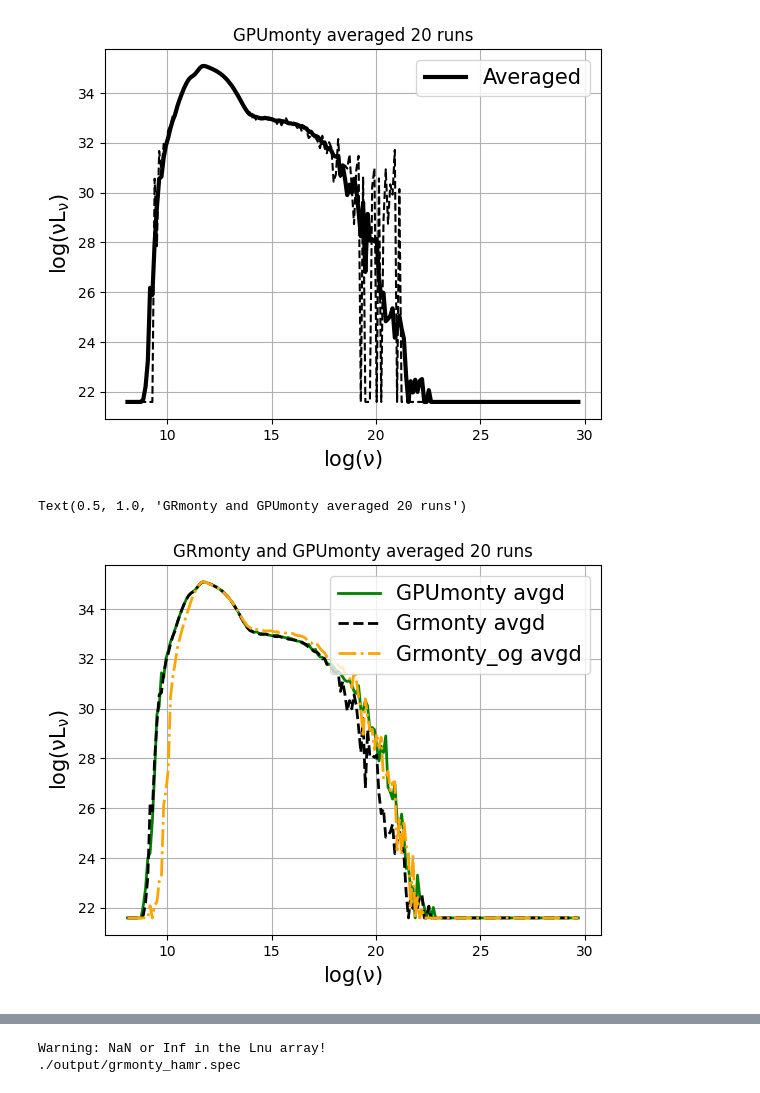
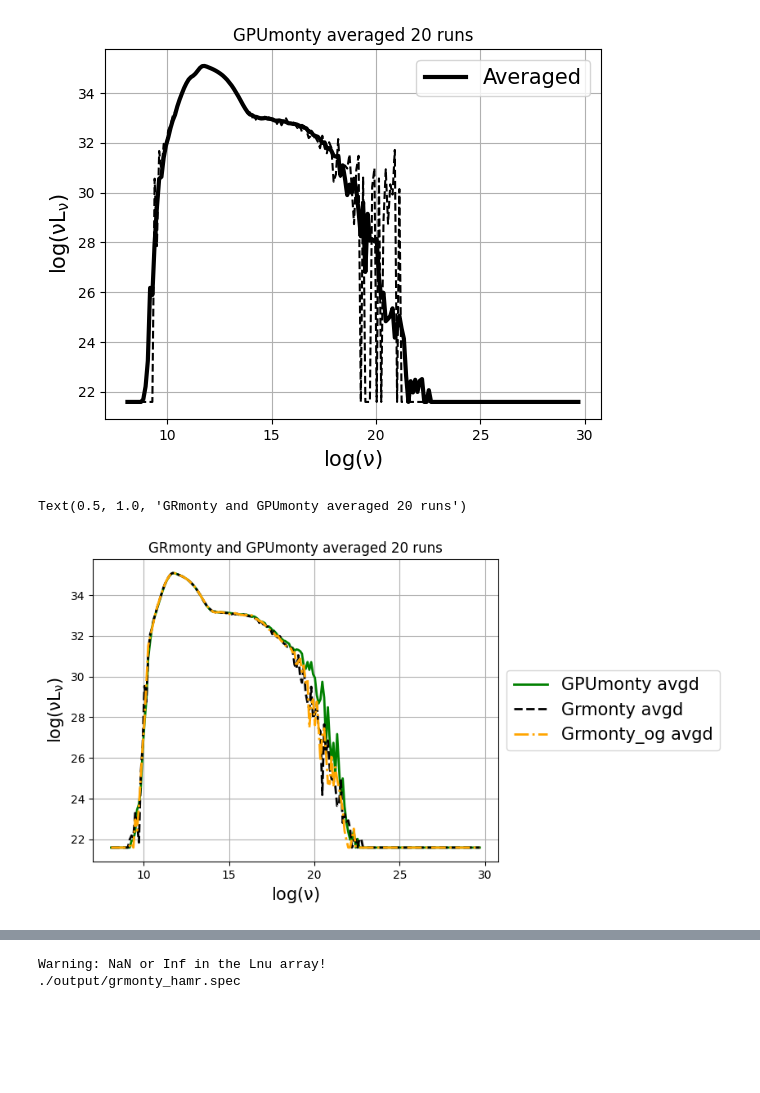
Before and after one commit to black-hole-group/gpumonty, a Jupyter notebook: Untitled.ipynb, the cells around one changed output, grey strips where cells are left out. Drawn from its saved outputs; the diff is of its cells as text; code cells hidden in the pictures; blank space fills up the shorter version.

```diff
--- a/Untitled.ipynb
+++ b/Untitled.ipynb
@@ -27,31 +27,31 @@ Text(0.5, 1.0, 'GPUmonty averaged 20 runs')
 # %%
 #from gpumonty
 import nmmn.sed
 import matplotlib.pyplot as plt
 import numpy as np
 number_of_outputs = 20
 plt.grid(True)
 ydata = np.zeros((number_of_outputs, 200))
 xdata = np.zeros((number_of_outputs, 200))
 plt.ylabel(r'$\rm log(\nu L_\nu)$', fontsize = 15)
 plt.xlabel(r'$\rm log(\nu)$', fontsize = 15)
 s=nmmn.sed.SED()
 cmap = plt.get_cmap('CMRmap')
 for i in range(number_of_outputs):
-    s.grmonty('/home/pedro/grmonty/output/gpumonty_'+str(i))
+    s.grmonty('/home/pedro/grmonty/output/grmonty_'+str(i))
     xdata[i] = s.lognu
     ydata[i] = s.ll
 #for i in range(number_of_outputs):
 #    plt.plot(xdata.mean(0), ydata[i],'--', color=cmap(i / number_of_outputs))
 plt.plot(xdata_gpu.mean(0), ydata_gpu.mean(0), lw = 2, color = 'green', label = 'GPUmonty avgd')
 plt.plot(xdata.mean(0), ydata.mean(0), lw = 2, linestyle = '--', color = 'black', label = 'Grmonty avgd')
 plt.plot(xdata_og.mean(0), ydata_og.mean(0), lw = 2, linestyle = '-.', color = 'orange', label = 'Grmonty_og avgd')
 
-plt.legend(fontsize = 15)
+plt.legend(fontsize = 15,loc='center left', bbox_to_anchor=(1, 0.5))
 plt.title("GRmonty and GPUmonty averaged 20 runs")
 # %% [output]
 Text(0.5, 1.0, 'GRmonty and GPUmonty averaged 20 runs')
-[figure, old version]
+[figure, new version]
 # %%
 #from gpumonty
 import nmmn.sed
```
Also changed, not shown: parts of 2 cells of this notebook, 5 other files.
